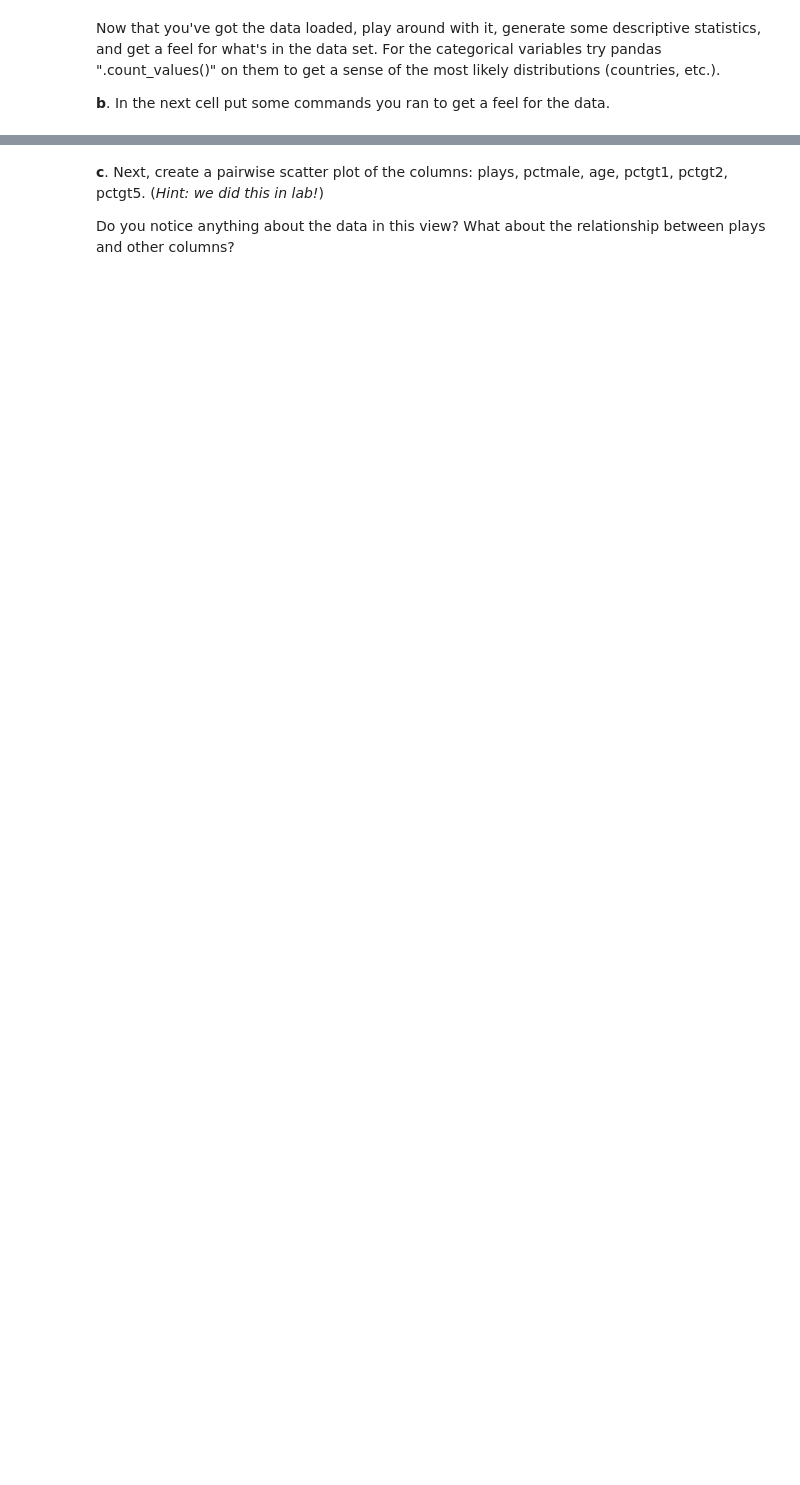
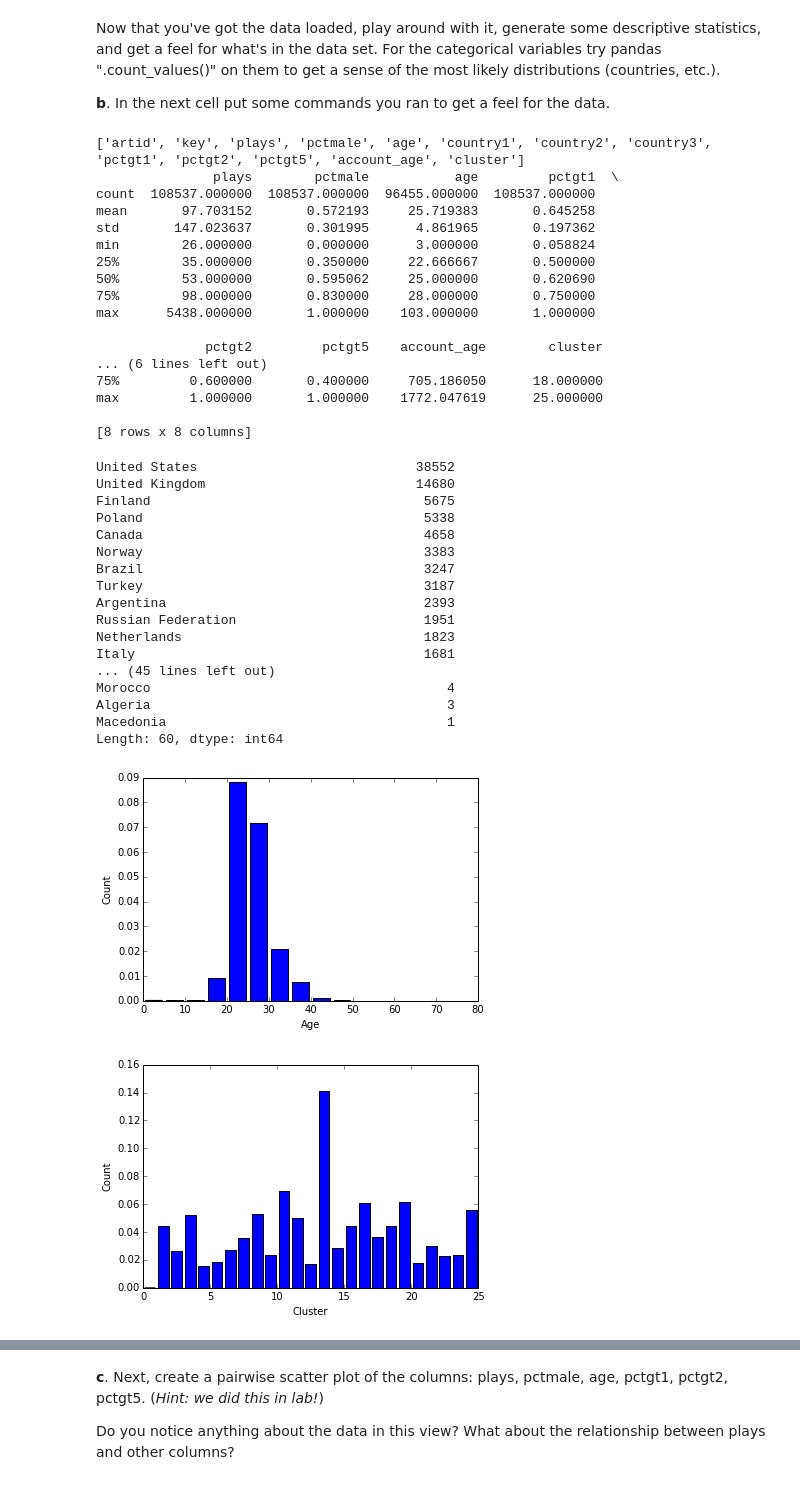
Before and after one commit to tristantao/cs194, a Jupyter notebook: hw2/HW2.ipynb, the cells around one changed output, grey strips where cells are left out. Drawn from its saved outputs; the diff is of its cells as text; code cells hidden in the pictures; blank space fills up the shorter version.

```diff
--- a/hw2/HW2.ipynb
+++ b/hw2/HW2.ipynb
@@ -539,0 +581,56 @@ Now that you've got the data loaded, play around with it, generate some descript
+# %%
+print list(train.columns.values)
+
+print train.describe()
+
+bins = [0,5,10,15,20,25,30,35,40,45,50,55,60,65,70,75]
+n, bins, patches = pylab.hist(train["age"], bins, normed=1, histtype='bar', rwidth=0.8)
+pylab.xlabel("Age")
+pylab.ylabel("Count")
+pylab.figure()
+
+bins = [0,1,2,3,4,5,6,7,8,9,10,11,12,13,14,15,16,17,18,19,20,21,22,23,24,25]
+n, bins, patches = pylab.hist(train["cluster"], bins, normed=1, histtype='bar', rwidth=0.8)
+pylab.xlabel("Cluster")
+pylab.ylabel("Count")
+pylab.figure()
+
+pd.value_counts( train["country1"])
+# TODO: Your commands for data exploration here.
+# %% [output]
+['artid', 'key', 'plays', 'pctmale', 'age', 'country1', 'country2', 'country3', 'pctgt1', 'pctgt2', 'pctgt5', 'account_age', 'cluster']
+               plays        pctmale           age         pctgt1  \
+count  108537.000000  108537.000000  96455.000000  108537.000000
+mean       97.703152       0.572193     25.719383       0.645258
+std       147.023637       0.301995      4.861965       0.197362
+min        26.000000       0.000000      3.000000       0.058824
+25%        35.000000       0.350000     22.666667       0.500000
+50%        53.000000       0.595062     25.000000       0.620690
+75%        98.000000       0.830000     28.000000       0.750000
+max      5438.000000       1.000000    103.000000       1.000000
+
+              pctgt2         pctgt5    account_age        cluster
+... (6 lines left out)
+75%         0.600000       0.400000     705.186050      18.000000
+max         1.000000       1.000000    1772.047619      25.000000
+
+[8 rows x 8 columns]
+United States                            38552
+United Kingdom                           14680
+Finland                                   5675
+Poland                                    5338
+Canada                                    4658
+Norway                                    3383
+Brazil                                    3247
+Turkey                                    3187
+Argentina                                 2393
+Russian Federation                        1951
+Netherlands                               1823
+Italy                                     1681
+... (45 lines left out)
+Morocco                                      4
+Algeria                                      3
+Macedonia                                    1
+Length: 60, dtype: int64
+[figure, added]
+[figure, added]
```
Also changed, not shown: parts of 43 cells of this notebook.
